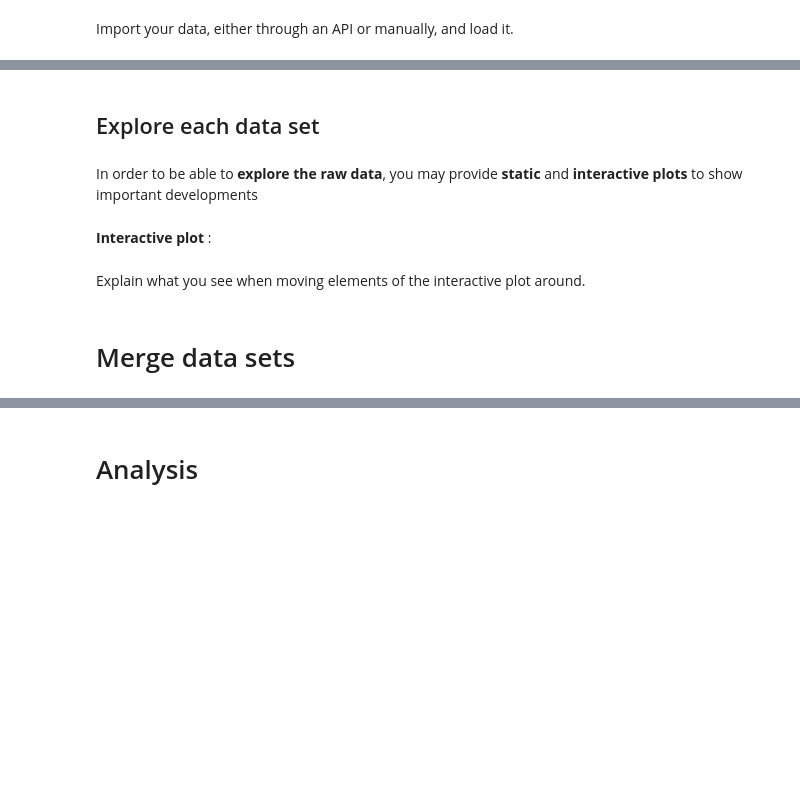
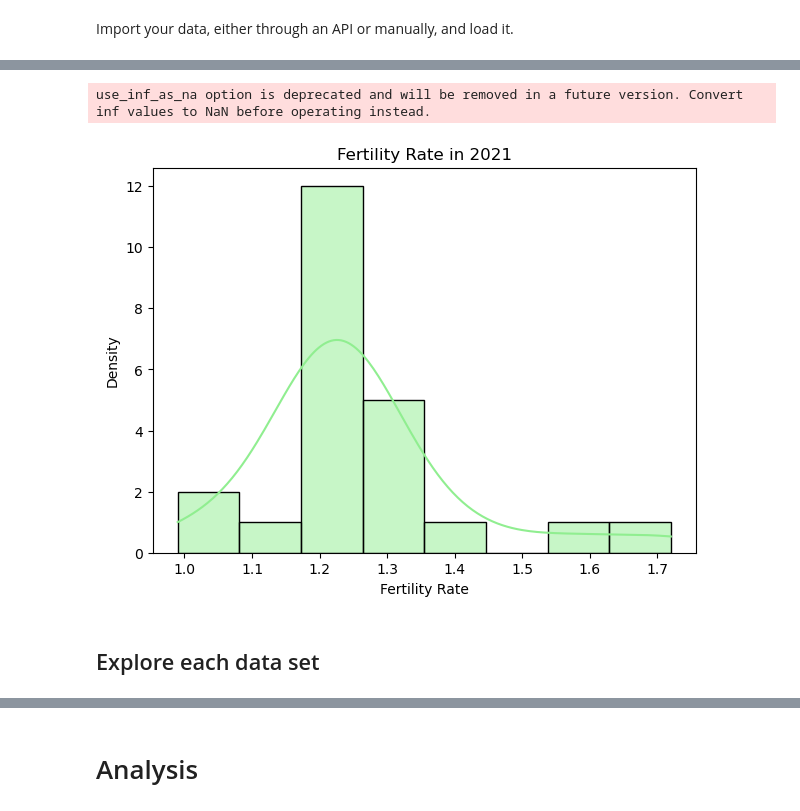
Before and after one commit to NumEconCopenhagen/projects-2024-bolo, a Jupyter notebook: dataproject/dataproject_2.ipynb, the cells around one changed output, grey strips where cells are left out. Saved outputs shown, nothing was run; the diff lists cells and outputs as text; code cells hidden in the pictures; blank space fills up the shorter version.

```diff
--- a/dataproject/dataproject_2.ipynb
+++ b/dataproject/dataproject_2.ipynb
@@ -454,0 +275,23 @@ plt.show()
+# %%
+##need to find a way to import it with ., I dont know why it does not work if I write "decial = ","".
+
+
+
+# Read the CSV file
+regional_fertility = pd.read_csv('Fertility.csv')
+regional_fertility.head()
+
+# Function to insert dot after first digit in a string
+def insert_dot(value):
+    return str(value)[:1] + '.' + str(value)[1:]
+
+# Apply the function to the '2021' column
+regional_fertility['2021'] = regional_fertility['2021'].apply(lambda x: insert_dot(x))
+# Convert the '2021' column to integers
+regional_fertility['2021'] = regional_fertility['2021'].astype(float)
+
+# Keep only variables 'territory' and '2021'
+regional_fertility = regional_fertility.loc[:, ['Territory', '2021']]
+regional_fertility.loc[regional_fertility['Territory'] == 'Sardegna', '2021'] = 0.99
+# Display the modified DataFrame
+regional_fertility.info()
@@ -455,10 +308,16 @@ plt.show()
+# %%
+# Create subplots for comparison
+plt.figure(figsize=(7, 5))
+
+# Subplot for Fertility Rate
+plt.subplot(1, 1, 1)
+sns.histplot(data=regional_fertility, x='2021', bins=8, kde=True, color='lightgreen')
+plt.xlabel('Fertility Rate')
+plt.ylabel('Density')
+plt.title('Fertility Rate in 2021')
+plt.show()
+# %% [output]
+use_inf_as_na option is deprecated and will be removed in a future version. Convert inf values to NaN before operating instead.
+[figure, added]
 # %% [markdown]
 ## Explore each data set
-# %% [markdown]
-In order to be able to **explore the raw data**, you may provide **static** and **interactive plots** to show important developments
-# %% [markdown]
-**Interactive plot** :
-# %% [markdown]
-Explain what you see when moving elements of the interactive plot around.
-# %% [markdown]
-# Merge data sets
```
Also changed, not shown: parts of 23 cells of this notebook, 11 other files.
